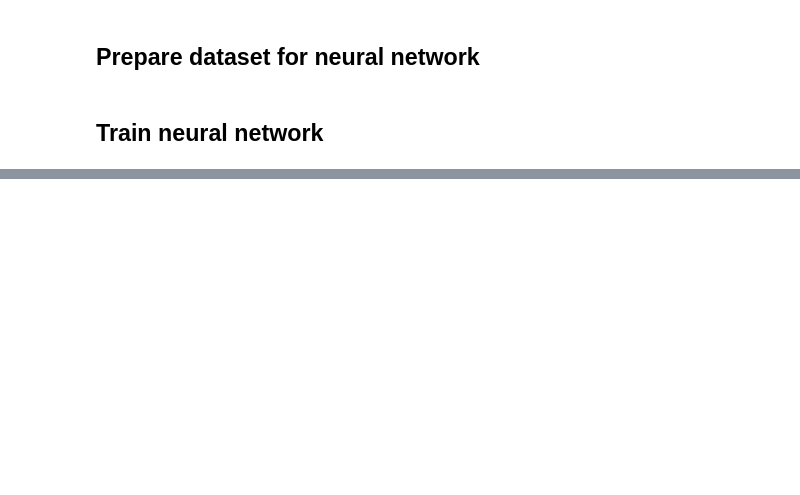
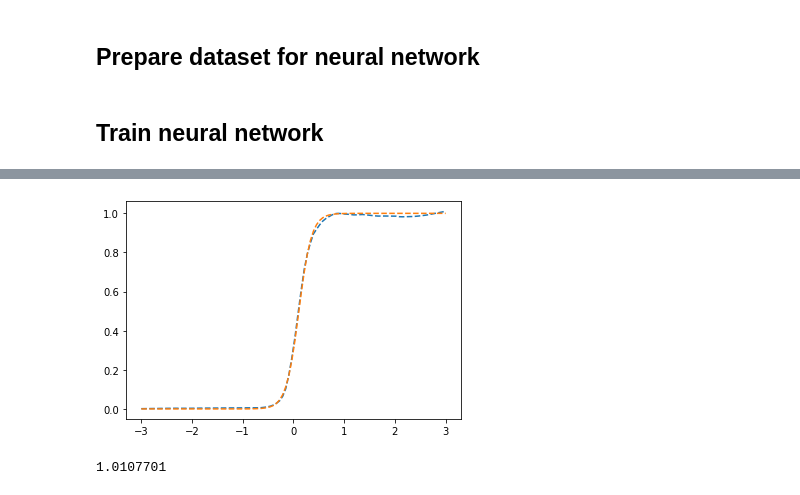
Before and after one commit to zhihanyang2022/bishop1995_notes, a Jupyter notebook: c6_error_functions/sum_of_squares_error_function_model_posterior_probabilities.ipynb, the cells around one changed output, grey strips where cells are left out. Saved outputs shown, nothing was run; the diff lists cells and outputs as text; code cells hidden in the pictures; blank space fills up the shorter version.

```diff
--- a/c6_error_functions/sum_of_squares_error_function_model_posterior_probabilities.ipynb
+++ b/c6_error_functions/sum_of_squares_error_function_model_posterior_probabilities.ipynb
@@ -99,0 +135,14 @@ trainer = Trainer(learn=learn, cb_handler=cb_handler)
+# %%
+plt.plot(
+    np.linspace(-3, 3, 100),
+    model(torch.Tensor(np.linspace(-3, 3, 100).reshape(-1, 1))).detach().numpy().flatten(),
+    '--'
+)
+plt.plot(xs, posteriors_c2, '--')
+plt.show()
+# %% [output]
+[figure, added]
+# %%
+np.max(model(torch.Tensor(np.linspace(-3, 3, 100).reshape(-1, 1))).detach().numpy().flatten())
+# %% [output]
+1.0107701
```
Also changed, not shown: parts of 11 cells of this notebook, 13 other files.
